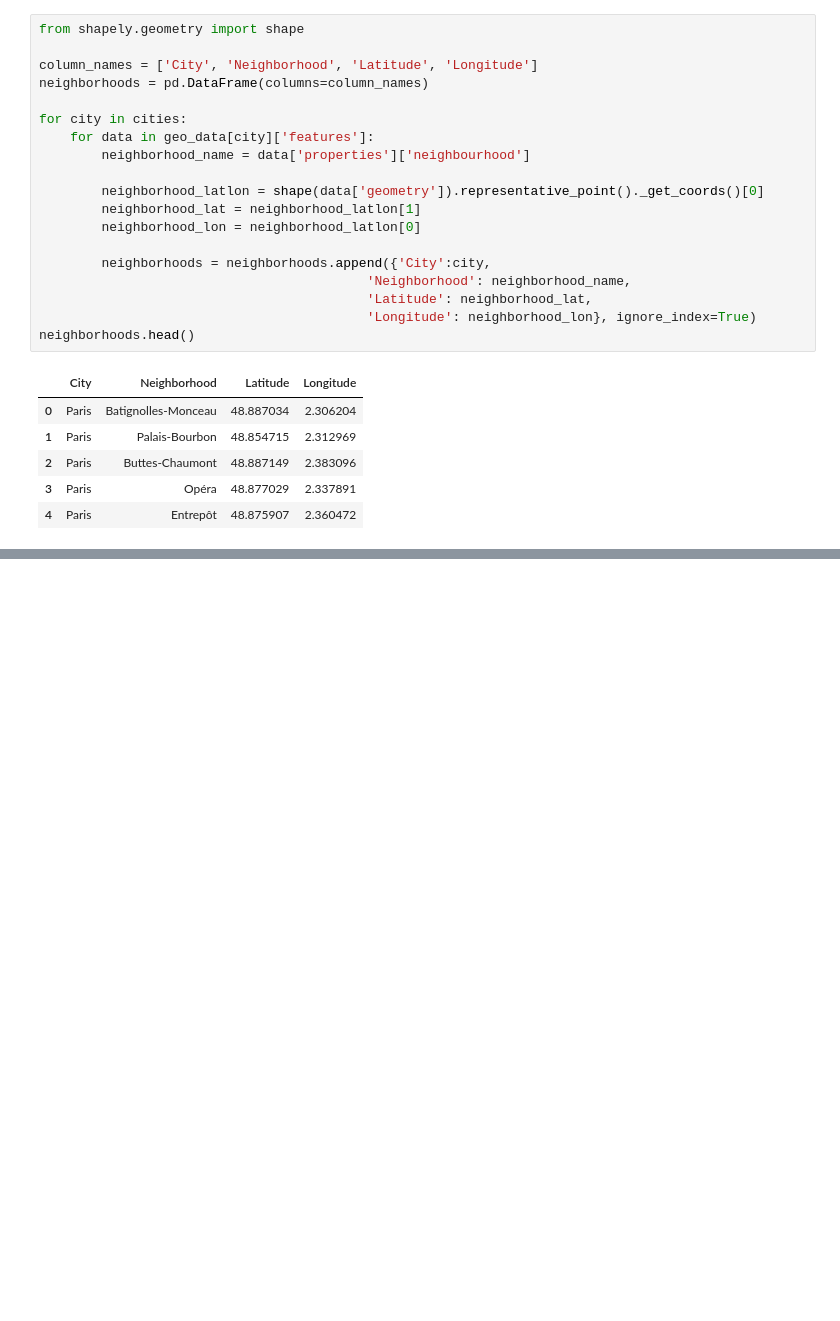
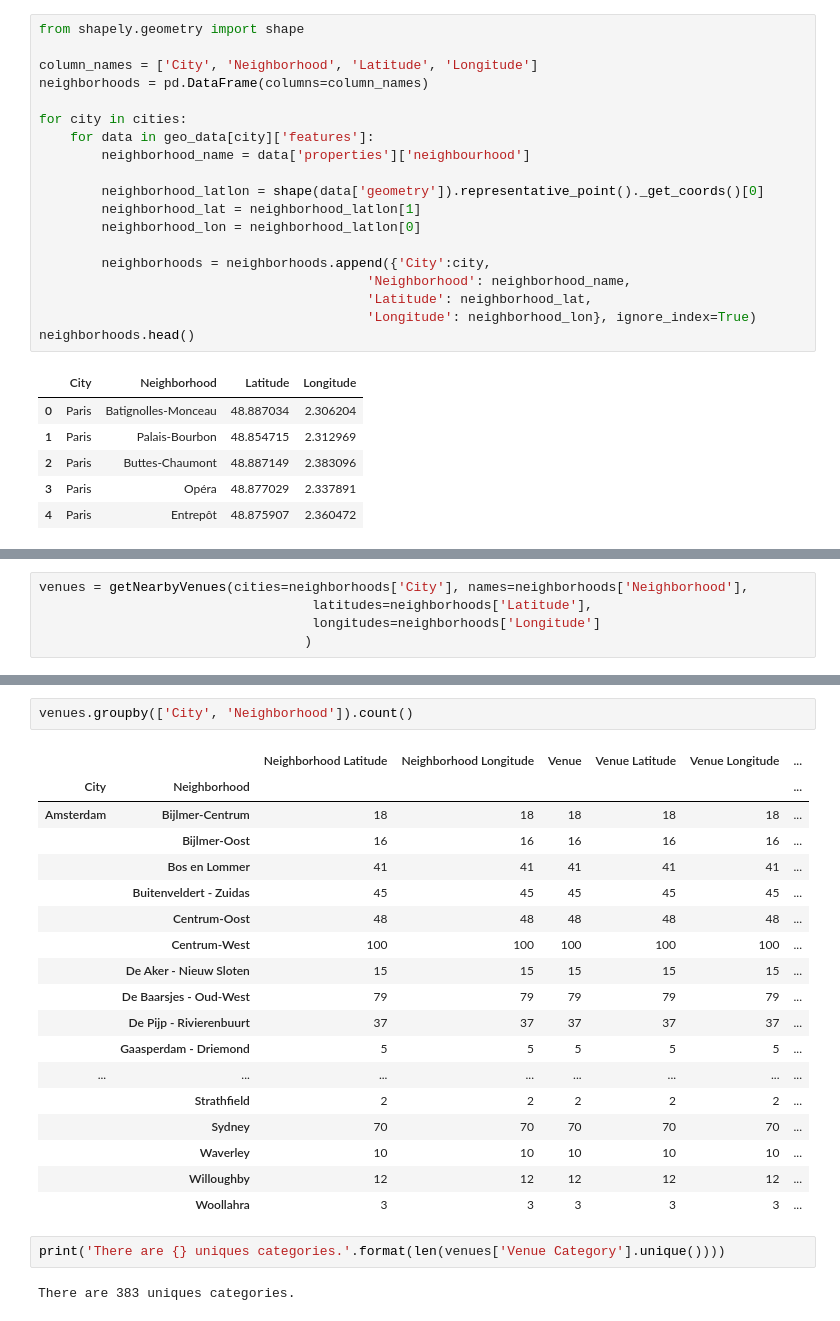
Before and after one commit to asernat/coursera-capston-project, a Jupyter notebook: Battle_of_Neighborhoods.ipynb, the cells around one changed output, grey strips where cells are left out. Drawn from its saved outputs; the diff is of its cells as text; blank space fills up the shorter version.

```diff
--- a/Battle_of_Neighborhoods.ipynb
+++ b/Battle_of_Neighborhoods.ipynb
@@ -200,0 +164,5 @@ KeyboardInterrupt:
+# %%
+venues = getNearbyVenues(cities=neighborhoods['City'], names=neighborhoods['Neighborhood'],
+                                   latitudes=neighborhoods['Latitude'],
+                                   longitudes=neighborhoods['Longitude']
+                                  )
@@ -200,0 +187,25 @@ KeyboardInterrupt:
+# %%
+venues.groupby(['City', 'Neighborhood']).count()
+# %% [output]
+|  |  | Neighborhood Latitude | Neighborhood Longitude | Venue | Venue Latitude | Venue Longitude | ... |
+| City | Neighborhood |  |  |  |  |  | ... |
+| Amsterdam | Bijlmer-Centrum | 18 | 18 | 18 | 18 | 18 | ... |
+|  | Bijlmer-Oost | 16 | 16 | 16 | 16 | 16 | ... |
+|  | Bos en Lommer | 41 | 41 | 41 | 41 | 41 | ... |
+|  | Buitenveldert - Zuidas | 45 | 45 | 45 | 45 | 45 | ... |
+|  | Centrum-Oost | 48 | 48 | 48 | 48 | 48 | ... |
+|  | Centrum-West | 100 | 100 | 100 | 100 | 100 | ... |
+|  | De Aker - Nieuw Sloten | 15 | 15 | 15 | 15 | 15 | ... |
+|  | De Baarsjes - Oud-West | 79 | 79 | 79 | 79 | 79 | ... |
+|  | De Pijp - Rivierenbuurt | 37 | 37 | 37 | 37 | 37 | ... |
+|  | Gaasperdam - Driemond | 5 | 5 | 5 | 5 | 5 | ... |
+| ... | ... | ... | ... | ... | ... | ... | ... |
+|  | Strathfield | 2 | 2 | 2 | 2 | 2 | ... |
+|  | Sydney | 70 | 70 | 70 | 70 | 70 | ... |
+|  | Waverley | 10 | 10 | 10 | 10 | 10 | ... |
+|  | Willoughby | 12 | 12 | 12 | 12 | 12 | ... |
+|  | Woollahra | 3 | 3 | 3 | 3 | 3 | ... |
+# %%
+print('There are {} uniques categories.'.format(len(venues['Venue Category'].unique())))
+# %% [output]
+There are 383 uniques categories.
```
Also changed, not shown: parts of 18 cells of this notebook.
